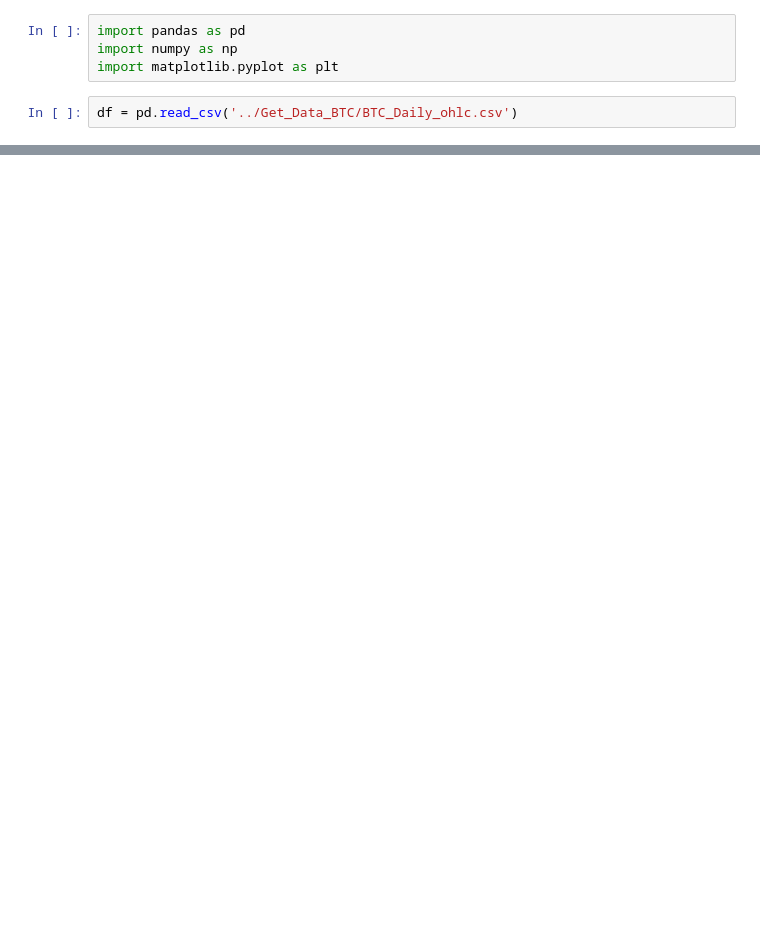
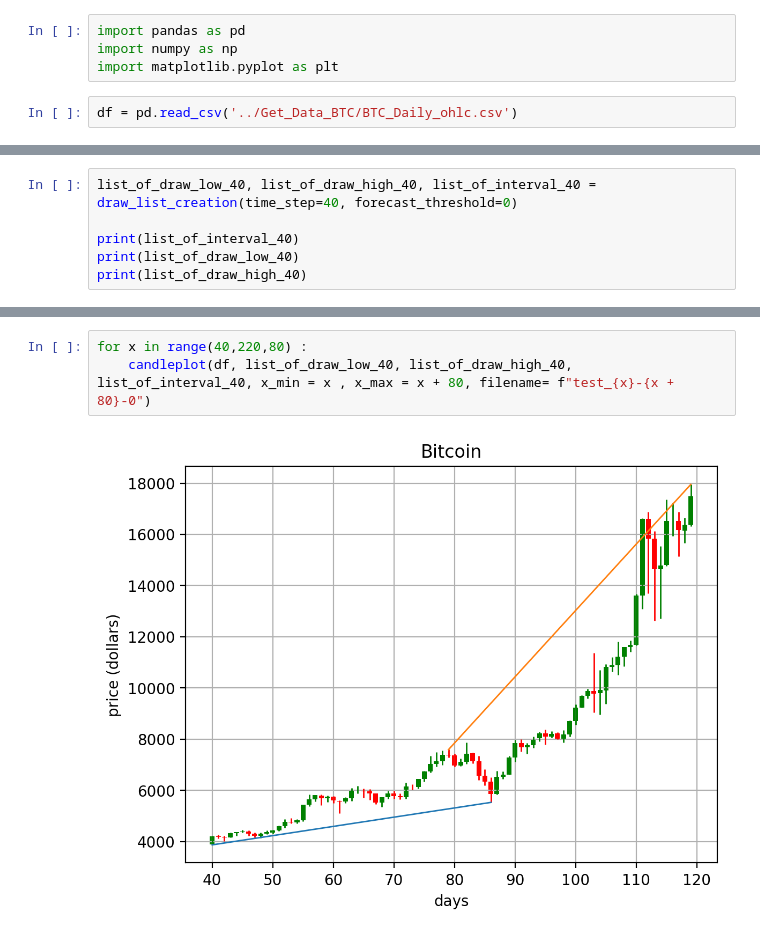
Before and after one commit to ZewiL08/s_r_basic, a Jupyter notebook: s_r_basic.ipynb, the cells around one changed output, grey strips where cells are left out. Cells and saved outputs as stored; diff of their text form; blank space fills up the shorter version.

```diff
--- a/s_r_basic.ipynb
+++ b/s_r_basic.ipynb
@@ -86,0 +116,6 @@ candleplot(df, list_of_draw_low, list_of_draw_high,x_min = 90 , x_max = 105, fil
+# %%
+list_of_draw_low_40, list_of_draw_high_40, list_of_interval_40 = draw_list_creation(time_step=40, forecast_threshold=0)
+
+print(list_of_interval_40)
+print(list_of_draw_low_40)
+print(list_of_draw_high_40)
@@ -86,0 +126,5 @@ candleplot(df, list_of_draw_low, list_of_draw_high,x_min = 90 , x_max = 105, fil
+# %%
+for x in range(40,220,80) :
+    candleplot(df, list_of_draw_low_40, list_of_draw_high_40, list_of_interval_40, x_min = x , x_max = x + 80, filename= f"test_{x}-{x + 80}-0")
+# %% [output]
+[figure, added]
```
Also changed, not shown: parts of 9 cells of this notebook, 28 other files.
